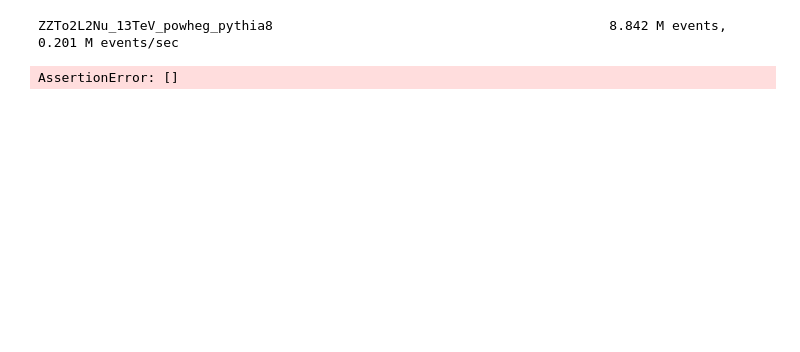
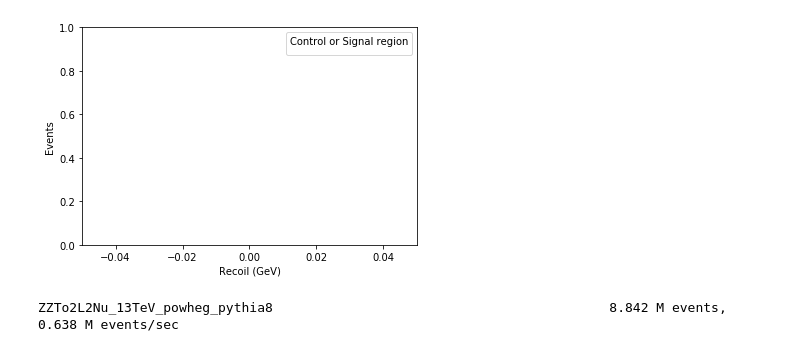
Before and after one commit to fdolek/CoffeaGrinder, a Jupyter notebook: nano_darkhiggs_striped.ipynb, the cells around one changed output. Saved outputs shown, nothing was run; the diff lists cells and outputs as text; code cells hidden in the pictures; blank space fills up the shorter version.

Commit message:
First plot using fnal tools histograms

```diff
--- a/nano_darkhiggs_striped.ipynb
+++ b/nano_darkhiggs_striped.ipynb
@@ -329,0 +294,8 @@ class Callback:
+# %%
+import fnal_column_analysis_tools.hist as hist
+
+dataset = hist.Cat("dataset", "DAS name")
+region =  hist.Cat("region", "Control or Signal region")
+
+hists = OrderedDict()
+hists['recoil'] = hist.Hist("Events", dataset, region, hist.Bin("recoil", "Recoil (GeV)", [0.,100,200,300,400,600,1000,2000]))
@@ -330,6 +348,34 @@ class Callback:
+# %%
+session = Session("/Users/ahall/striped.yaml")
+
+
+from fnal_column_analysis_tools.hist import plot
+
+class PlotDrawer(object):
+    def __call__(self):
+        figs = []
+        return figs
+class PlotDrawer(object):
+    def __call__(self):
+        figs = []
+        figs.append(self.draw_recoil())
+        return figs
+
+    def draw_recoil(self):
+        figin = getattr(self, 'massfig', None)
+        hist2d = hists['recoil'].project('dataset')
+        fig, ax, temp= plot.plot1d(hist2d,overlay='region',ax=figin,fill_opts={})
+        self.massfig = ax
+        return fig
+
+draw = PlotDrawer()
+callback = MyHistCollectorCallback(hists, draw, update=1e6)
+# This cell must stay separated from the update loop
+# https://github.com/matplotlib/jupyter-matplotlib/issues/17
+figs = draw()
+# %% [output]
+[figure, added]
 # %%
-display.init()
-callback = Callback(display)
 for dataset_name in datasets:
     if ("madgraph"in dataset_name) or ("pythia") in dataset_name:
         dtype = 'mc'
@@ -337,16 +383,12 @@ for dataset_name in datasets:
         dtype = 'data'
     job = session.createJob(dataset_name,
         user_callback=callback,
-        user_params = {"dataset":dataset_name,"dtype":dtype, "evaluator":pickle_evaluator},
-        histograms=[electron_pt]#,muon_pt,electron_E, muon_E, electron_eta, muon_eta]
+        user_params = {"dataset":dataset_name,"dtype":dtype, "evaluator":pickle_evaluator, "hists":hists}
     )
     job.run()
     runtime = job.TFinish - job.TStart
     nevents = job.EventsProcessed
-    print "%-70s %7.3f M events, %7.3f M events/sec" % (dataset_name, float(nevents)/1000000, nevents/runtime/1000000)
+    print ("%-70s %7.3f M events, %7.3f M events/sec" % (dataset_name, float(nevents)/1000000, nevents/runtime/1000000))
+figs = draw()
 # %% [output]
-ZZTo2L2Nu_13TeV_powheg_pythia8                                           8.842 M events,   0.201 M events/sec
+ZZTo2L2Nu_13TeV_powheg_pythia8                                           8.842 M events,   0.638 M events/sec
-# %%
-disp.to(VegaLite)
-# %% [output]
-AssertionError: []
```
Also changed, not shown: parts of 5 cells of this notebook.
